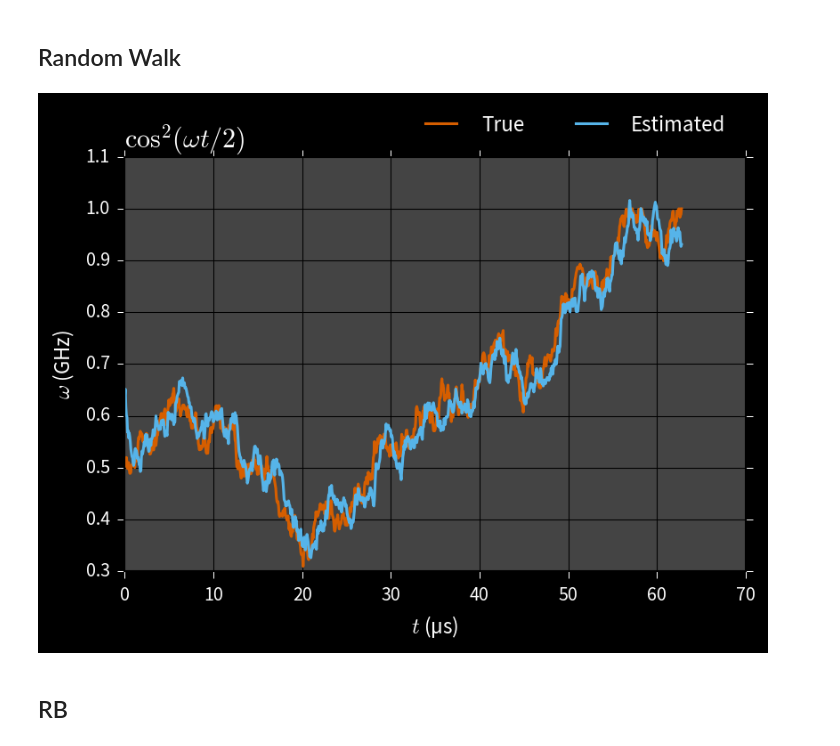
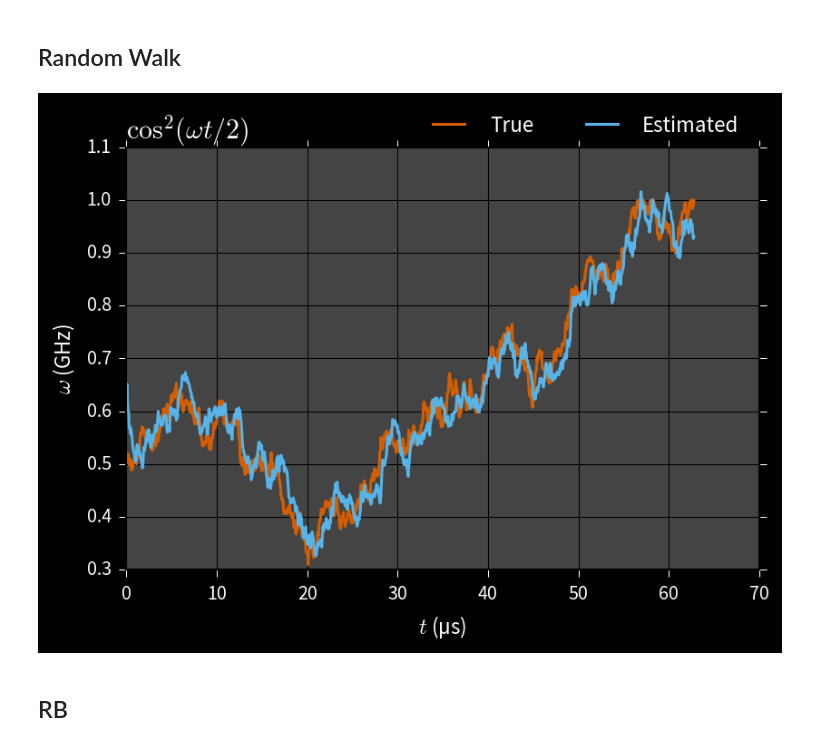
Before and after one commit to cgranade/cgranade.github.io, a Jupyter notebook: research/talks/ibm/07-2016/figures.ipynb, the cells around one changed output. Saved outputs shown, nothing was run; the diff lists cells and outputs as text; code cells hidden in the pictures.

```diff
--- a/research/talks/ibm/07-2016/figures.ipynb
+++ b/research/talks/ibm/07-2016/figures.ipynb
@@ -246,14 +246,14 @@ for idx in range(1000):
 # %%
 ts = 40 * np.pi / 2 * np.arange(len(data_record)) / 1e3
 plt.plot(ts, trajectory, label='True')
 plt.plot(ts, estimates, label='Estimated')
 plt.xlabel(u'$t$ (µs)')
 plt.ylabel(r'$\omega$ (GHz)')
-plt.legend(ncol=2, bbox_to_anchor=(1, 1.15))
+plt.legend(ncol=2, bbox_to_anchor=(1, 1.125))
 plt.title(r"$\cos^2(\omega t / 2)$", loc='left')
 plt.savefig('figures/rabi-random-walk.png', format='png', dpi=300, frameon=False, facecolor="black")
 # %% [output]
-[figure, old version]
+[figure, new version]
 # %% [markdown]
 ## RB
 # %%
```
Also changed, not shown: parts of 2 cells of this notebook, 1 other file.
